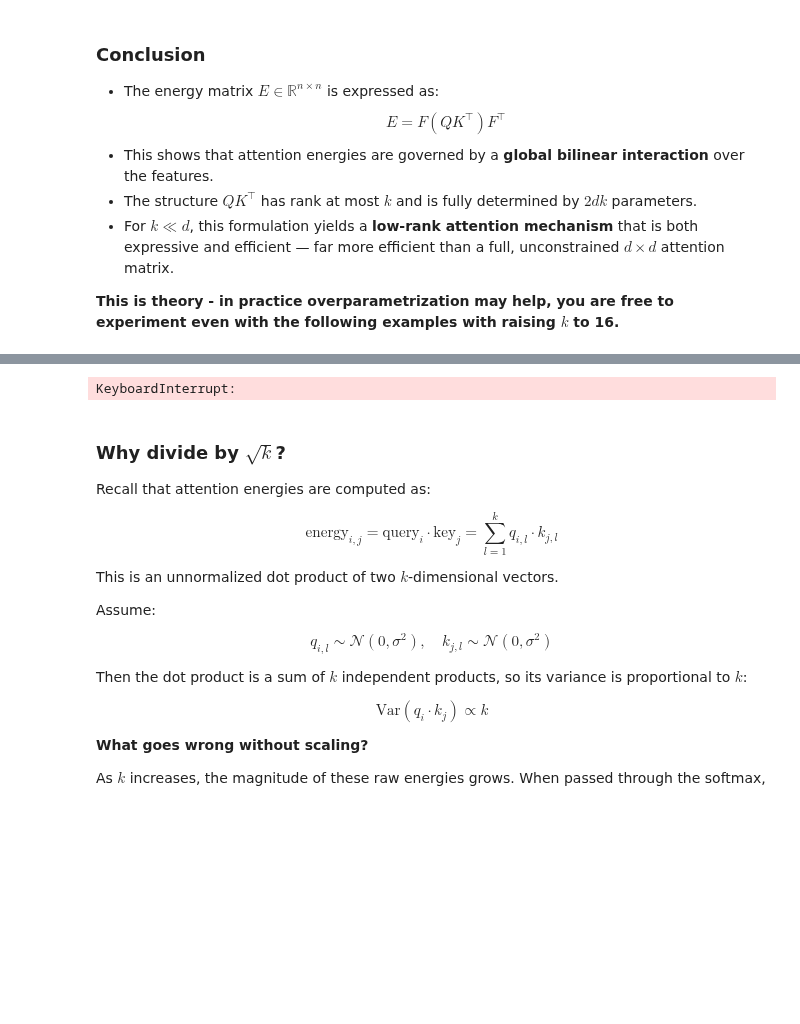
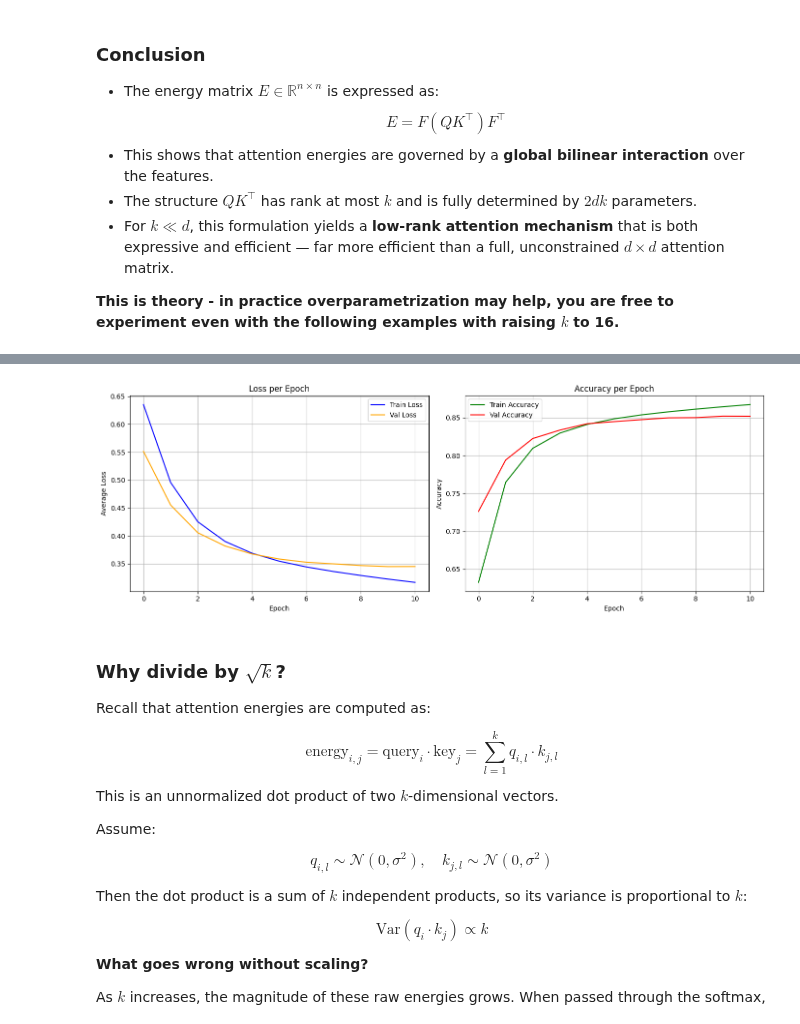
Before and after one commit to roguxivlo/Machine-Learning-2024, a Jupyter notebook: Lab13-towards-self-attention.ipynb, the cells around one changed output, grey strips where cells are left out. Cells and saved outputs as stored; diff of their text form; code cells hidden in the pictures; blank space fills up the shorter version.

Commit message:
fixing visualise code

```diff
--- a/Lab13-towards-self-attention.ipynb
+++ b/Lab13-towards-self-attention.ipynb
@@ -193,7 +193,7 @@ def build_vocab(token_lists, min_freq=2):
 def tokens_to_ids(tokens, vocab):
     return [vocab.get(tok, vocab['<UNK>']) for tok in tokens]   #for unknown tokens return vocab['<UNK>'] (which is == 1)
 
-def pad(seq, max_len=128, pad_value=0):
+def pad(seq, max_len=MAX_LEN, pad_value=0):
     return seq + [pad_value] * (max_len - len(seq)) if len(seq) < max_len else seq[:max_len]
 
 def process_texts(texts, vocab, max_len=128):
@@ -786,6 +786,6 @@ class Net_SelfAttention_QK(torch.nn.Module):
 
 # Instantiate and train
 net_att_qk = Net_SelfAttention_QK()
-train_loss, val_loss, train_acc, val_acc = train_model(net_att_qk, train_loader, val_loader, epochs=10)
+train_loss, val_loss, train_acc, val_acc = train_model(net_att_qk, train_loader, val_loader, epochs=11)
 plot_training_curves(train_loss, val_loss, train_acc, val_acc)
 # %% [output]
@@ -809,4 +805,4 @@ Epoch 015 | Train Loss: 0.2979, Acc: 0.8751 | Val Loss: 0.3696, Acc: 0.8440
-KeyboardInterrupt:
+[figure, added]
 # %% [markdown]
 ### Why divide by $\sqrt{k}$?
 
```
Also changed, not shown: parts of 6 cells of this notebook.
